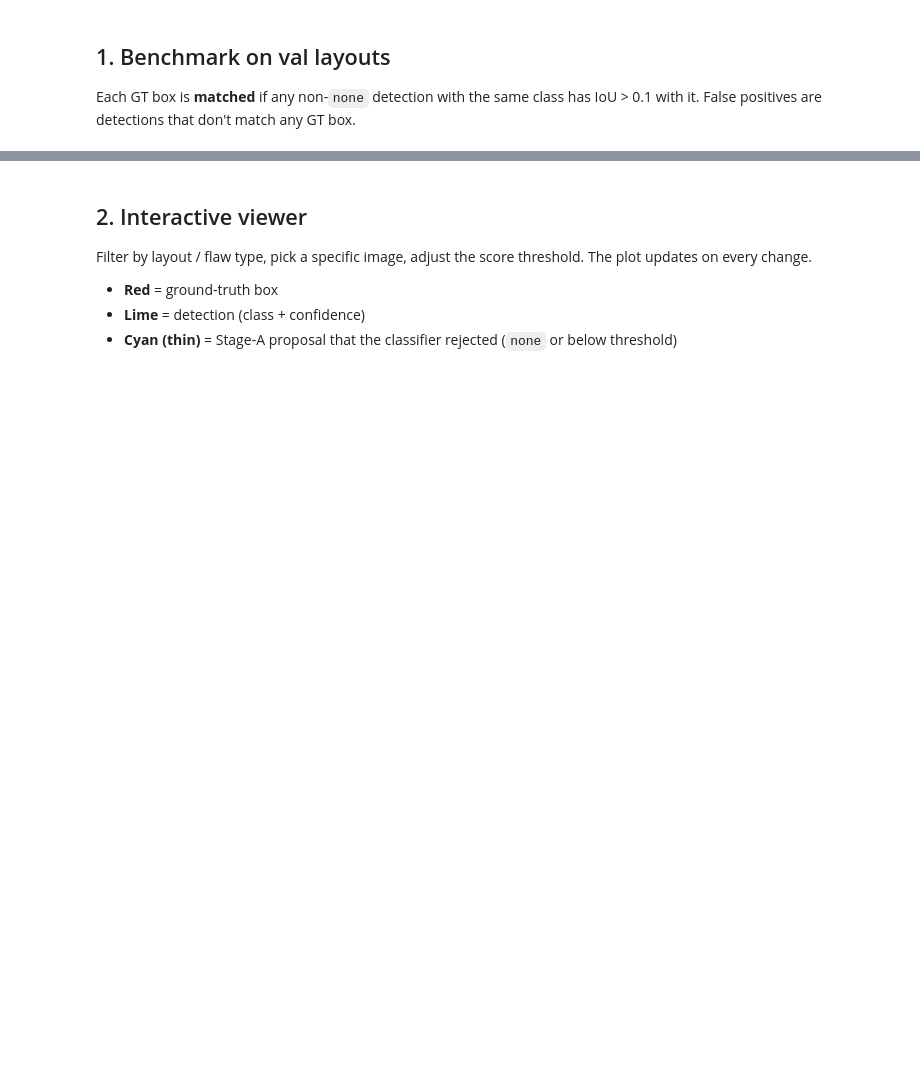
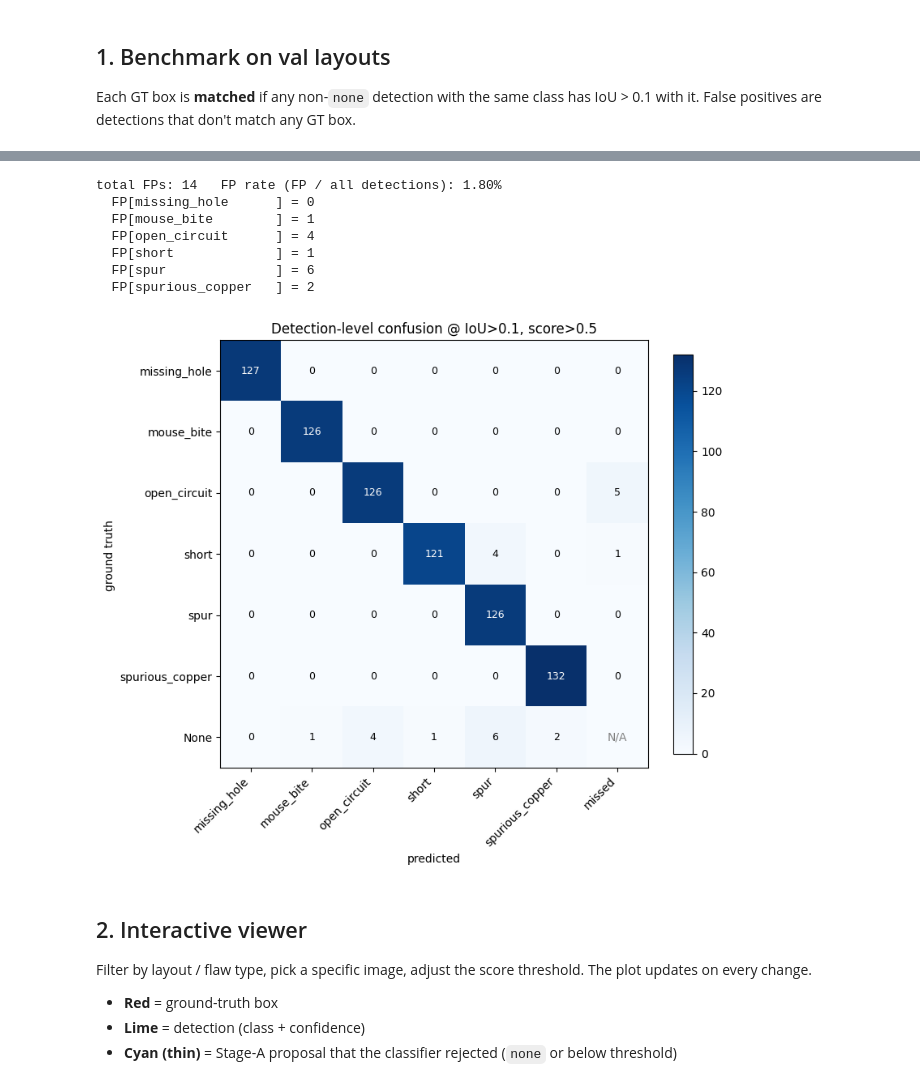
Before and after one commit to JacobRhys/pcb-defect-detection, a Jupyter notebook: benchmark.ipynb, the cells around one changed output, grey strips where cells are left out. Drawn from its saved outputs; the diff is of its cells as text; code cells hidden in the pictures; blank space fills up the shorter version.

```diff
--- a/benchmark.ipynb
+++ b/benchmark.ipynb
@@ -122,37 +139,69 @@ print(f'{"macro":<18}{"":>6}{"":>6}{"":>6}{macro_p:>8.2f}{macro_r:>8.2f}{macro_f
 # %%
-# Confusion matrix of GT class vs predicted class for matched detections, plus an extra 'missed'/'fp' column.
-labels = defect_classes + ['missed']
-cm = np.zeros((len(defect_classes), len(labels)), dtype=int)
+# Detection-level confusion: GT class vs predicted class for matched detections,
+# plus a rightmost 'missed' column (FN per GT class) and a bottom 'FP (no GT)' row
+# (FP attributed to predicted class). Bottom-right cell is meaningless (no GT, no detection).
+col_labels = defect_classes + ['missed']
+row_labels = defect_classes + ['None']
+cm = np.zeros((len(row_labels), len(col_labels)), dtype=int)
 for rec in per_sample:
     matched = [False] * len(rec['gt'])
     for box, pred_label, score in rec['dets']:
         # find a matching GT to attribute the prediction
         best_iou = 0; best_i = -1
         for i, (gl, gx0, gy0, gx1, gy1) in enumerate(rec['gt']):
             if matched[i]: continue
             ov = L.iou(box, (gx0, gy0, gx1, gy1))
             if ov > best_iou: best_iou, best_i = ov, i
         if best_i >= 0 and best_iou > IOU_MATCH:
             matched[best_i] = True
             gt_idx = defect_classes.index(rec['gt'][best_i][0].lower())
             pred_idx = defect_classes.index(pred_label)
             cm[gt_idx, pred_idx] += 1
+        else:
+            # no GT claimed this detection → false positive, attributed by predicted class
+            pred_idx = defect_classes.index(pred_label)
+            cm[-1, pred_idx] += 1
     for (gl, _, _, _, _), m in zip(rec['gt'], matched):
         if not m:
             cm[defect_classes.index(gl.lower()), -1] += 1
 
-fig, ax = plt.subplots(figsize=(8, 6))
+# Per-class FP totals (bottom row) and overall FP rate
+fp_per_class = cm[-1, :len(defect_classes)]
+total_fp = int(fp_per_class.sum())
+total_dets = int(cm[:, :len(defect_classes)].sum())  # all detections (TP + FP)
+print(f'total FPs: {total_fp}   FP rate (FP / all detections): {total_fp / max(total_dets, 1):.2%}')
+for c, n in zip(defect_classes, fp_per_class):
+    print(f'  FP[{c:<18}] = {int(n)}')
+
+fig, ax = plt.subplots(figsize=(8, 7))
 im = ax.imshow(cm, cmap='Blues')
-ax.set_xticks(range(len(labels))); ax.set_yticks(range(len(defect_classes)))
-ax.set_xticklabels(labels, rotation=45, ha='right')
-ax.set_yticklabels(defect_classes)
-ax.set_xlabel('predicted (rightmost: missed)'); ax.set_ylabel('ground truth')
+ax.set_xticks(range(len(col_labels))); ax.set_yticks(range(len(row_labels)))
+ax.set_xticklabels(col_labels, rotation=45, ha='right')
+ax.set_yticklabels(row_labels)
+ax.set_xlabel('predicted')
+ax.set_ylabel('ground truth ')
 ax.set_title(f'Detection-level confusion @ IoU>{IOU_MATCH}, score>{SCORE_THRESH}')
 for i in range(cm.shape[0]):
     for j in range(cm.shape[1]):
+        # bottom-right cell (FP row × missed col) is meaningless
+        if i == cm.shape[0] - 1 and j == cm.shape[1] - 1:
+            ax.text(j, i, 'N/A', ha='center', va='center', fontsize=10, color='grey')
+            continue
         ax.text(j, i, cm[i, j], ha='center', va='center', fontsize=9,
                 color='white' if cm[i, j] > cm.max()/2 else 'black')
+# Separator lines for the extra row/col
+# ax.axhline(len(defect_classes) - 0.5, color='black', lw=0.6)
+# ax.axvline(len(defect_classes) - 0.5, color='black', lw=0.6)
 fig.colorbar(im, ax=ax, fraction=0.04); plt.tight_layout(); plt.show()
+# %% [output]
+total FPs: 14   FP rate (FP / all detections): 1.80%
+  FP[missing_hole      ] = 0
+  FP[mouse_bite        ] = 1
+  FP[open_circuit      ] = 4
+  FP[short             ] = 1
+  FP[spur              ] = 6
+  FP[spurious_copper   ] = 2
+[figure, added]
 # %% [markdown]
 ## 2. Interactive viewer
 
```
Also changed, not shown: parts of 4 cells of this notebook.
